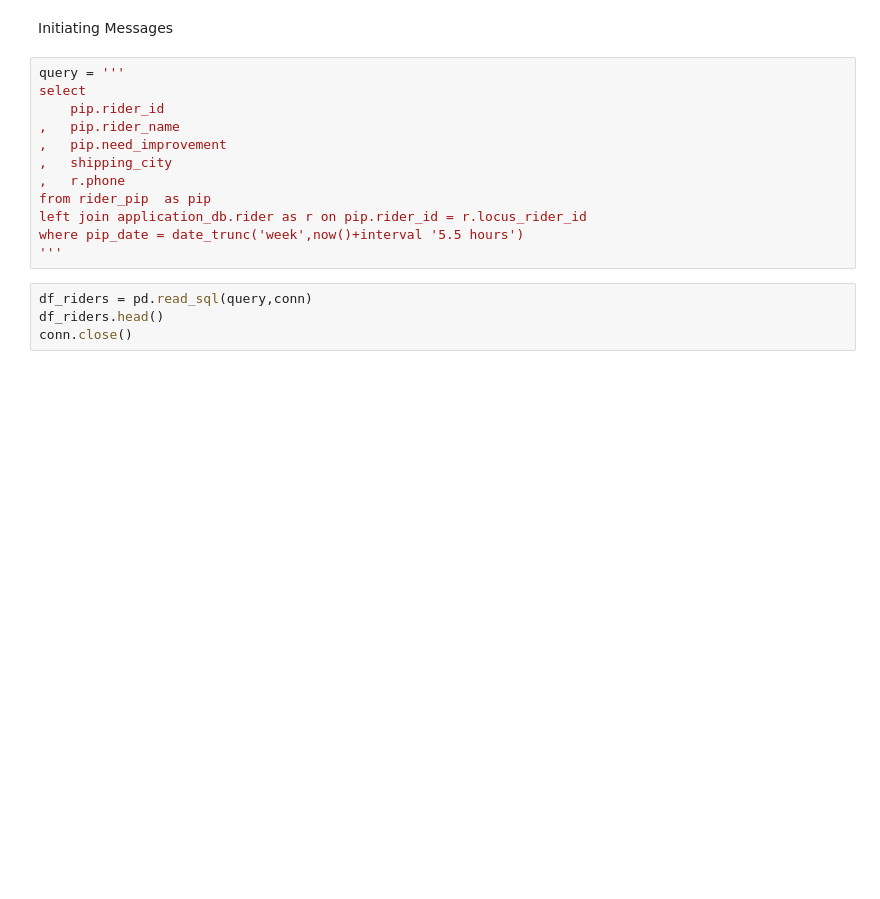
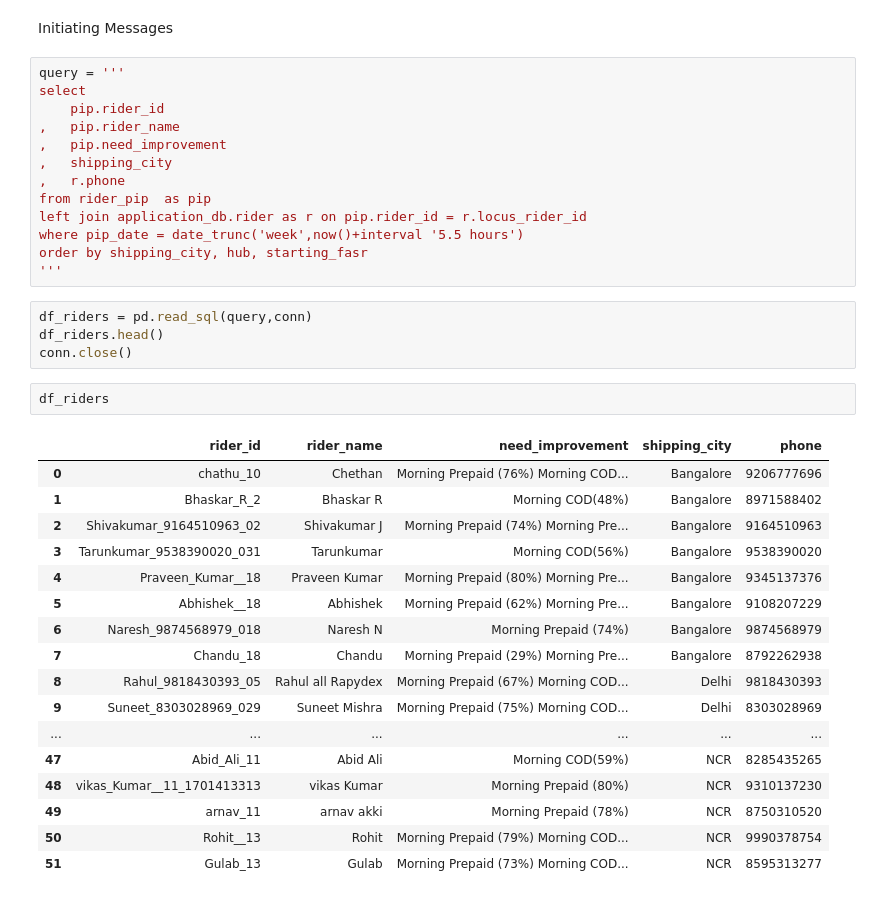
Before and after one commit to akshaygrows/akshaygrows, a Jupyter notebook: rider_messages/rider_pip_start.ipynb, the cells around one changed output. Cells and saved outputs as stored; diff of their text form; blank space fills up the shorter version.

Commit message:
changed start also

```diff
--- a/rider_messages/rider_pip_start.ipynb
+++ b/rider_messages/rider_pip_start.ipynb
@@ -56,11 +80,32 @@ select
 from rider_pip  as pip
 left join application_db.rider as r on pip.rider_id = r.locus_rider_id
 where pip_date = date_trunc('week',now()+interval '5.5 hours')
+order by shipping_city, hub, starting_fasr
 '''
 # %%
 df_riders = pd.read_sql(query,conn)
 df_riders.head()
 conn.close()
+# %%
+df_riders
+# %% [output]
+|  | rider_id | rider_name | need_improvement | shipping_city | phone |
+| 0 | chathu_10 | Chethan | Morning Prepaid (76%) Morning COD... | Bangalore | 9206777696 |
+| 1 | Bhaskar_R_2 | Bhaskar R | Morning COD(48%) | Bangalore | 8971588402 |
+| 2 | Shivakumar_9164510963_02 | Shivakumar J | Morning Prepaid (74%) Morning Pre... | Bangalore | 9164510963 |
+| 3 | Tarunkumar_9538390020_031 | Tarunkumar | Morning COD(56%) | Bangalore | 9538390020 |
+| 4 | Praveen_Kumar__18 | Praveen Kumar | Morning Prepaid (80%) Morning Pre... | Bangalore | 9345137376 |
+| 5 | Abhishek__18 | Abhishek | Morning Prepaid (62%) Morning Pre... | Bangalore | 9108207229 |
+| 6 | Naresh_9874568979_018 | Naresh N | Morning Prepaid (74%) | Bangalore | 9874568979 |
+| 7 | Chandu_18 | Chandu | Morning Prepaid (29%) Morning Pre... | Bangalore | 8792262938 |
+| 8 | Rahul_9818430393_05 | Rahul all Rapydex | Morning Prepaid (67%) Morning COD... | Delhi | 9818430393 |
+| 9 | Suneet_8303028969_029 | Suneet Mishra | Morning Prepaid (75%) Morning COD... | Delhi | 8303028969 |
+| ... | ... | ... | ... | ... | ... |
+| 47 | Abid_Ali_11 | Abid Ali | Morning COD(59%) | NCR | 8285435265 |
+| 48 | vikas_Kumar__11_1701413313 | vikas Kumar | Morning Prepaid (80%) | NCR | 9310137230 |
+| 49 | arnav_11 | arnav akki | Morning Prepaid (78%) | NCR | 8750310520 |
+| 50 | Rohit__13 | Rohit | Morning Prepaid (79%) Morning COD... | NCR | 9990378754 |
+| 51 | Gulab_13 | Gulab | Morning Prepaid (73%) Morning COD... | NCR | 8595313277 |
 # %%
 import requests
 
```
Also changed, not shown: parts of 6 cells of this notebook.
